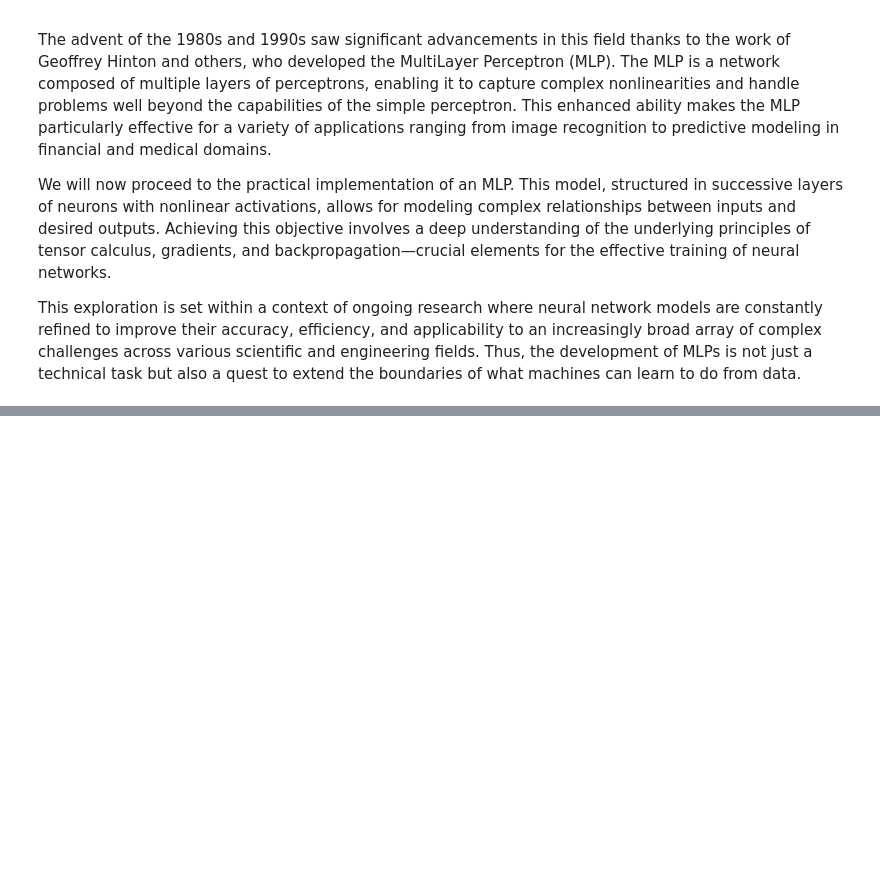
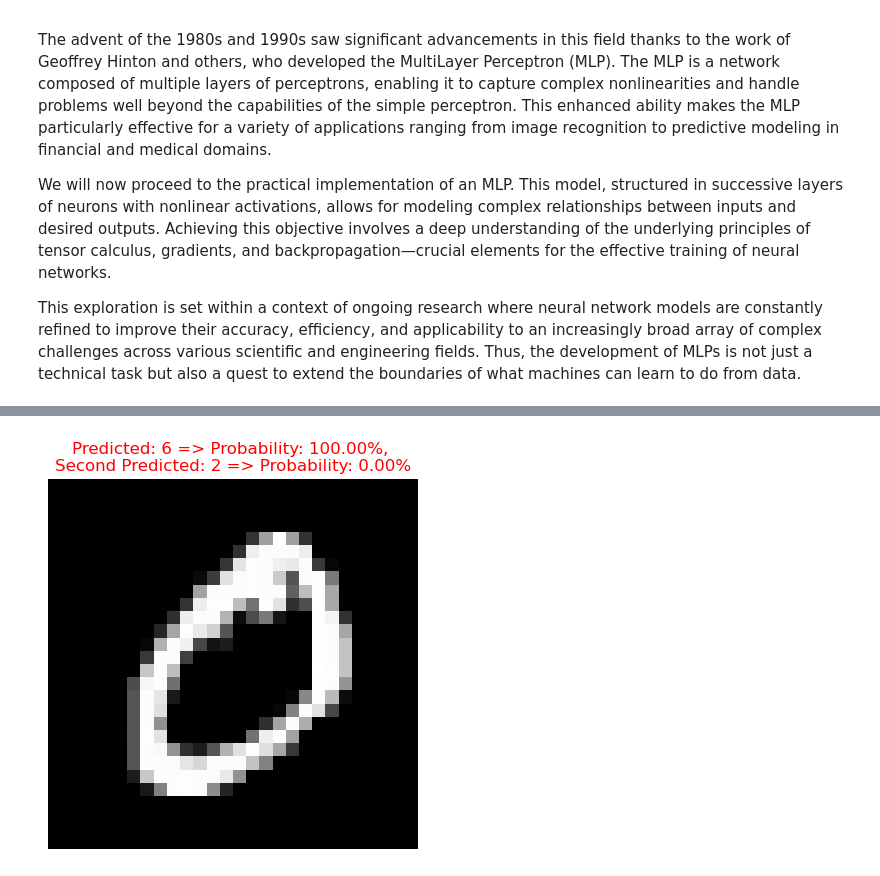
Before and after one commit to Bryan-Foxy/mnist_understanding, a Jupyter notebook: note.ipynb, the cells around one changed output, grey strips where cells are left out. Cells and saved outputs as stored; diff of their text form; code cells hidden in the pictures; blank space fills up the shorter version.

```diff
--- a/note.ipynb
+++ b/note.ipynb
@@ -252,8 +282,7 @@ class Perceptron(nn.Module):
         self.y = nn.Linear(input_dim, num_classes)
 
     def forward(self, x):
-        # Flatten x inside the model if not already flattened
-        x = x.view(x.size(0), -1)
+        x = x.view(x.size(0), -1) # Here is to Flatten the Data, we will explain after
         x = self.y(x)
-        x = F.softmax(x, dim=1)
+        x = F.log_softmax(x, dim=1)
         return x
@@ -261,6 +294,8 @@ class Perceptron(nn.Module):
 # Assuming input dimensions for MNIST (28x28 images)
 input_dim = 28 * 28
 num_classes = 10
+#parameters
+lr = 2e-4
 
-Perceptron = Perceptron(input_dim, num_classes)
-print(Perceptron)
+# Define hyperparameters
+criterion = nn.CrossEntropyLoss()
@@ -277,0 +302,3 @@ optimizer = optim.SGD(Perceptron.parameters(), lr = lr, momentum=0.9)
+# %%
+perceptron = Perceptron(input_dim, num_classes)
+print(perceptron)
@@ -302,0 +339,4 @@ Total training time for 10 epochs: 43.45 seconds
+# %%
+predict_mnist(perceptron, train_data.data[1], train_data.targets[1])
+# %% [output]
+[figure, added]
```
Also changed, not shown: parts of 20 cells of this notebook, 1 other file.
